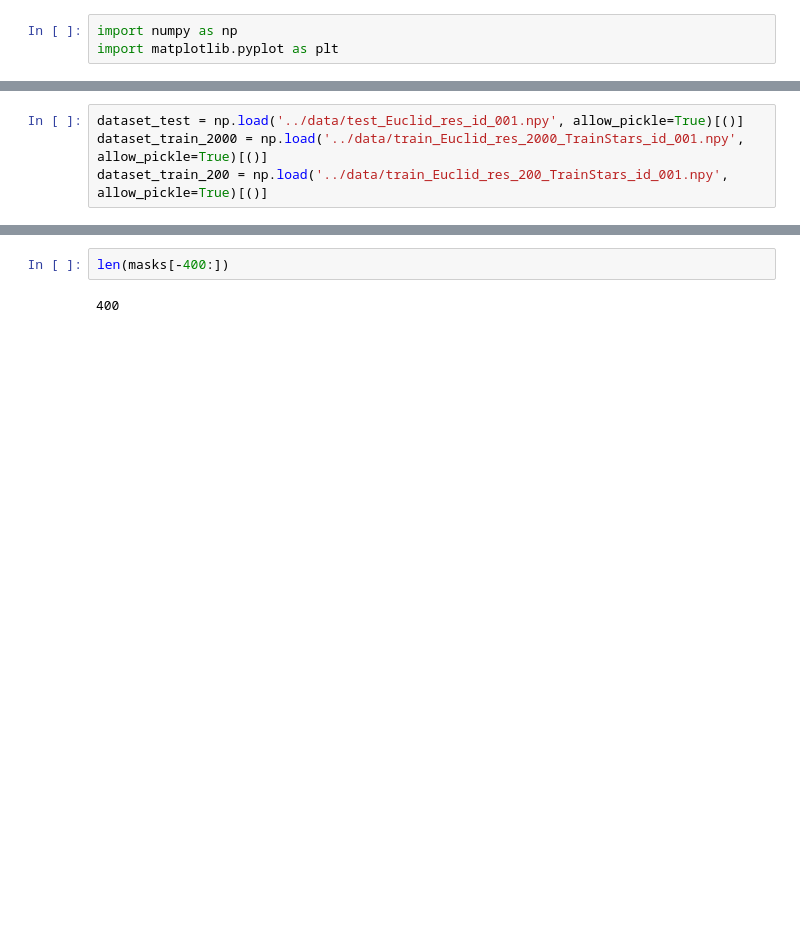
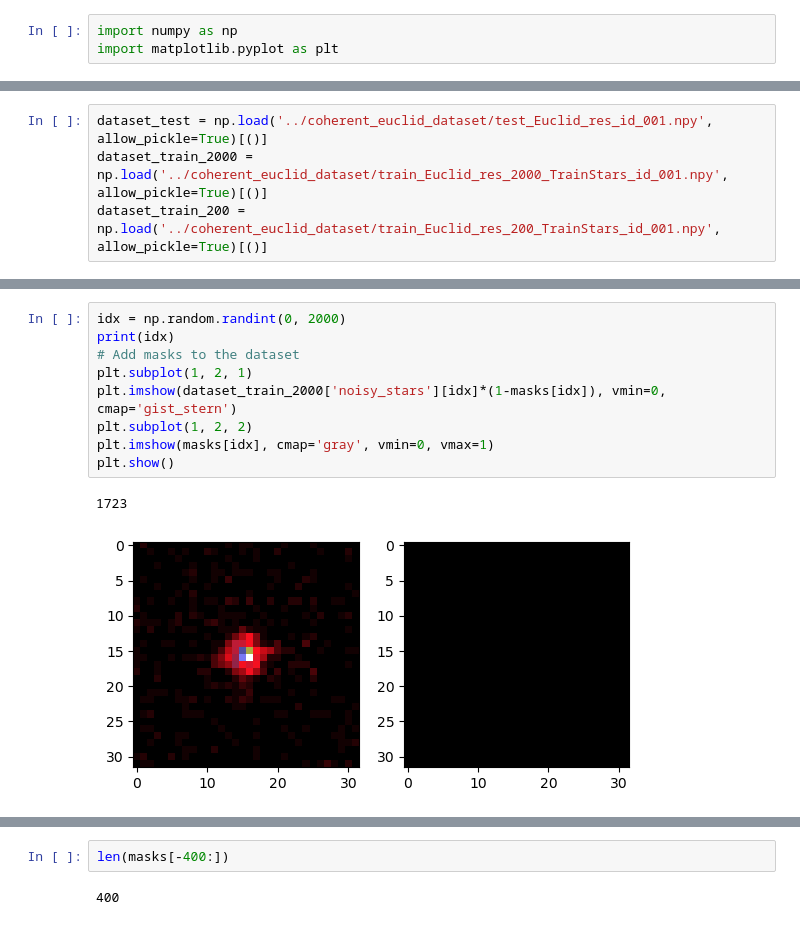
Before and after one commit to CosmoStat/wf-psf, a Jupyter notebook: data/masked_dataset/gen_white_masks_dataset.ipynb, the cells around one changed output, grey strips where cells are left out. Drawn from its saved outputs; the diff is of its cells as text; blank space fills up the shorter version.

```diff
--- a/data/masked_dataset/gen_white_masks_dataset.ipynb
+++ b/data/masked_dataset/gen_white_masks_dataset.ipynb
@@ -4,4 +6,4 @@ import matplotlib.pyplot as plt
 # %%
-dataset_test = np.load('../data/test_Euclid_res_id_001.npy', allow_pickle=True)[()]
-dataset_train_2000 = np.load('../data/train_Euclid_res_2000_TrainStars_id_001.npy', allow_pickle=True)[()]
-dataset_train_200 = np.load('../data/train_Euclid_res_200_TrainStars_id_001.npy', allow_pickle=True)[()]
+dataset_test = np.load('../coherent_euclid_dataset/test_Euclid_res_id_001.npy', allow_pickle=True)[()]
+dataset_train_2000 = np.load('../coherent_euclid_dataset/train_Euclid_res_2000_TrainStars_id_001.npy', allow_pickle=True)[()]
+dataset_train_200 = np.load('../coherent_euclid_dataset/train_Euclid_res_200_TrainStars_id_001.npy', allow_pickle=True)[()]
@@ -19,0 +61,12 @@ plt.show()
+# %%
+idx = np.random.randint(0, 2000)
+print(idx)
+# Add masks to the dataset
+plt.subplot(1, 2, 1)
+plt.imshow(dataset_train_2000['noisy_stars'][idx]*(1-masks[idx]), vmin=0, cmap='gist_stern')
+plt.subplot(1, 2, 2)
+plt.imshow(masks[idx], cmap='gray', vmin=0, vmax=1)
+plt.show()
+# %% [output]
+1723
+[figure, added]
```
Also changed, not shown: parts of 33 cells of this notebook, 1 other file.
